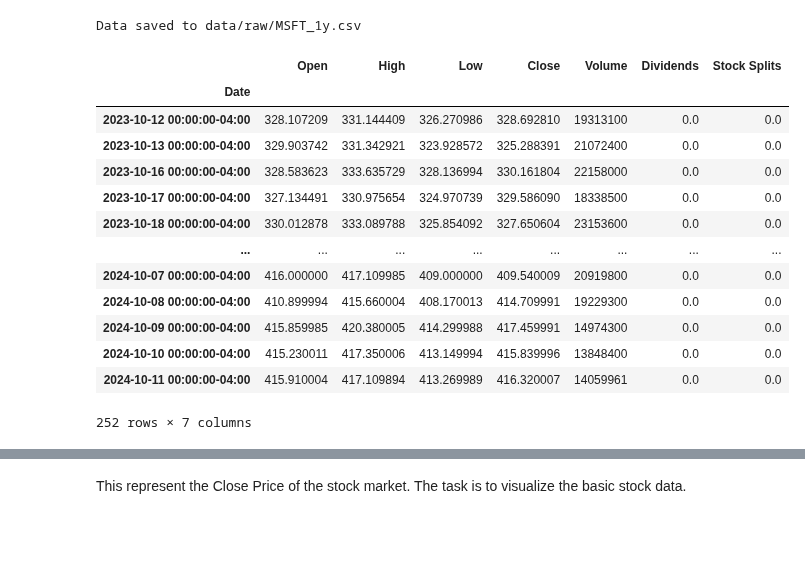
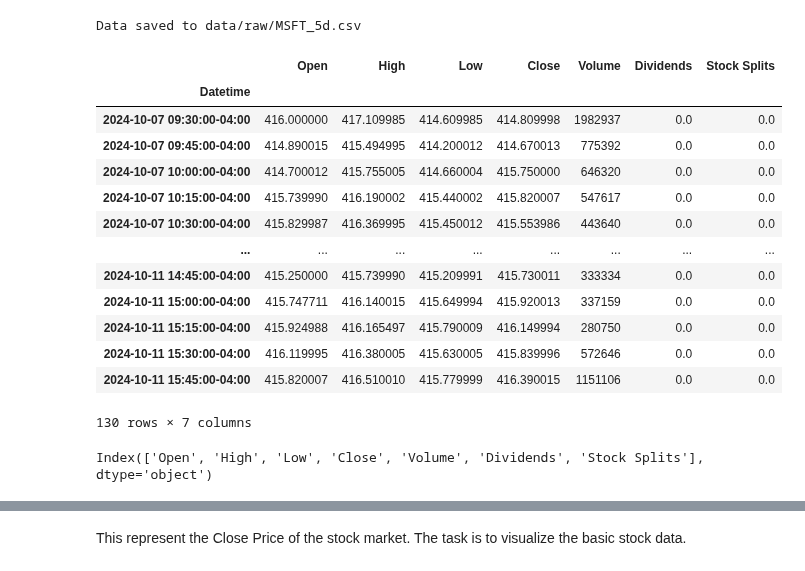
Before and after one commit to jurichar/high_freq_scalping_tool, a Jupyter notebook: notebooks/view_processed_data.ipynb, the cells around one changed output, grey strips where cells are left out. Cells and saved outputs as stored; diff of their text form; code cells hidden in the pictures; blank space fills up the shorter version.

```diff
--- a/notebooks/view_processed_data.ipynb
+++ b/notebooks/view_processed_data.ipynb
@@ -16,31 +15,33 @@ from trading_bot.data_collector import get_data_for_period
 # %%
-get_stock_data("MSFT", "1y", save_to_csv=True)
+get_stock_data("MSFT", "5d", save_to_csv=True, interval="15m")
 # %% [output]
-Data saved to data/raw/MSFT_1y.csv
+Data saved to data/raw/MSFT_5d.csv
 |  | Open | High | Low | Close | Volume | Dividends | Stock Splits |
-| Date |  |  |  |  |  |  |  |
-| 2023-10-12 00:00:00-04:00 | 328.107209 | 331.144409 | 326.270986 | 328.692810 | 19313100 | 0.0 | 0.0 |
-| 2023-10-13 00:00:00-04:00 | 329.903742 | 331.342921 | 323.928572 | 325.288391 | 21072400 | 0.0 | 0.0 |
-| 2023-10-16 00:00:00-04:00 | 328.583623 | 333.635729 | 328.136994 | 330.161804 | 22158000 | 0.0 | 0.0 |
-| 2023-10-17 00:00:00-04:00 | 327.134491 | 330.975654 | 324.970739 | 329.586090 | 18338500 | 0.0 | 0.0 |
-| 2023-10-18 00:00:00-04:00 | 330.012878 | 333.089788 | 325.854092 | 327.650604 | 23153600 | 0.0 | 0.0 |
+| Datetime |  |  |  |  |  |  |  |
+| 2024-10-07 09:30:00-04:00 | 416.000000 | 417.109985 | 414.609985 | 414.809998 | 1982937 | 0.0 | 0.0 |
+| 2024-10-07 09:45:00-04:00 | 414.890015 | 415.494995 | 414.200012 | 414.670013 | 775392 | 0.0 | 0.0 |
+| 2024-10-07 10:00:00-04:00 | 414.700012 | 415.755005 | 414.660004 | 415.750000 | 646320 | 0.0 | 0.0 |
+| 2024-10-07 10:15:00-04:00 | 415.739990 | 416.190002 | 415.440002 | 415.820007 | 547617 | 0.0 | 0.0 |
+| 2024-10-07 10:30:00-04:00 | 415.829987 | 416.369995 | 415.450012 | 415.553986 | 443640 | 0.0 | 0.0 |
 | ... | ... | ... | ... | ... | ... | ... | ... |
-| 2024-10-07 00:00:00-04:00 | 416.000000 | 417.109985 | 409.000000 | 409.540009 | 20919800 | 0.0 | 0.0 |
-| 2024-10-08 00:00:00-04:00 | 410.899994 | 415.660004 | 408.170013 | 414.709991 | 19229300 | 0.0 | 0.0 |
-| 2024-10-09 00:00:00-04:00 | 415.859985 | 420.380005 | 414.299988 | 417.459991 | 14974300 | 0.0 | 0.0 |
-| 2024-10-10 00:00:00-04:00 | 415.230011 | 417.350006 | 413.149994 | 415.839996 | 13848400 | 0.0 | 0.0 |
-| 2024-10-11 00:00:00-04:00 | 415.910004 | 417.109894 | 413.269989 | 416.320007 | 14059961 | 0.0 | 0.0 |
+| 2024-10-11 14:45:00-04:00 | 415.250000 | 415.739990 | 415.209991 | 415.730011 | 333334 | 0.0 | 0.0 |
+| 2024-10-11 15:00:00-04:00 | 415.747711 | 416.140015 | 415.649994 | 415.920013 | 337159 | 0.0 | 0.0 |
+| 2024-10-11 15:15:00-04:00 | 415.924988 | 416.165497 | 415.790009 | 416.149994 | 280750 | 0.0 | 0.0 |
+| 2024-10-11 15:30:00-04:00 | 416.119995 | 416.380005 | 415.630005 | 415.839996 | 572646 | 0.0 | 0.0 |
+| 2024-10-11 15:45:00-04:00 | 415.820007 | 416.510010 | 415.779999 | 416.390015 | 1151106 | 0.0 | 0.0 |
-252 rows × 7 columns
+130 rows × 7 columns
 # %%
 
 
 ticker = "MSFT"
-period = "1y"
+period = "5d"
 data = load_data(ticker, period)
 data = add_technical_indicators(data)
 data = clean_data(data)
 data = normalize_data(data)
 save_processed_data(data, ticker, period)
+# %% [output]
+Index(['Open', 'High', 'Low', 'Close', 'Volume', 'Dividends', 'Stock Splits'], dtype='object')
 # %%
 %matplotlib inline
 sns.set_style('darkgrid')
```
Also changed, not shown: parts of 7 cells of this notebook, 4 other files.
